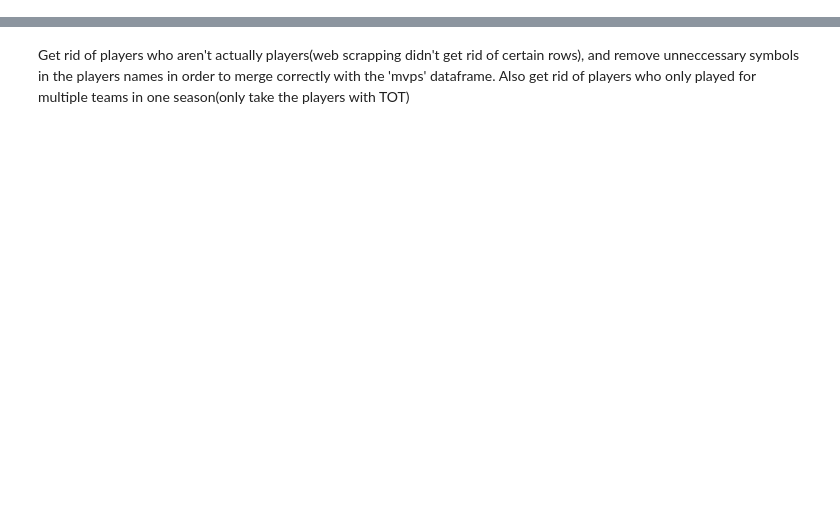
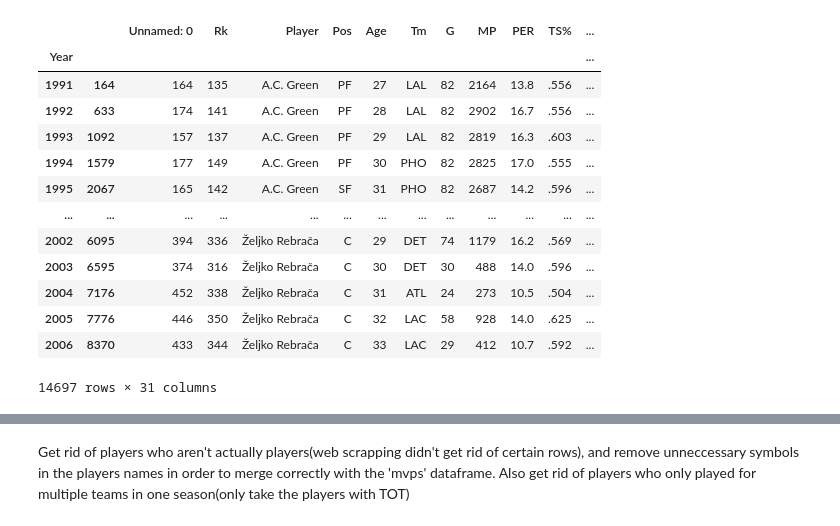
Before and after one commit to kev374k/Hardwood_Convergence, a Jupyter notebook: Data_Cleaning.ipynb, the cells around one changed output, grey strips where cells are left out. Cells and saved outputs as stored; diff of their text form; code cells hidden in the pictures; blank space fills up the shorter version.

```diff
--- a/Data_Cleaning.ipynb
+++ b/Data_Cleaning.ipynb
@@ -36,0 +71,17 @@ KeyError: 'Rk'
+# %%
+advanced_stats
+# %% [output]
+|  |  | Unnamed: 0 | Rk | Player | Pos | Age | Tm | G | MP | PER | TS% | ... |
+| Year |  |  |  |  |  |  |  |  |  |  |  | ... |
+| 1991 | 164 | 164 | 135 | A.C. Green | PF | 27 | LAL | 82 | 2164 | 13.8 | .556 | ... |
+| 1992 | 633 | 174 | 141 | A.C. Green | PF | 28 | LAL | 82 | 2902 | 16.7 | .556 | ... |
+| 1993 | 1092 | 157 | 137 | A.C. Green | PF | 29 | LAL | 82 | 2819 | 16.3 | .603 | ... |
+| 1994 | 1579 | 177 | 149 | A.C. Green | PF | 30 | PHO | 82 | 2825 | 17.0 | .555 | ... |
+| 1995 | 2067 | 165 | 142 | A.C. Green | SF | 31 | PHO | 82 | 2687 | 14.2 | .596 | ... |
+| ... | ... | ... | ... | ... | ... | ... | ... | ... | ... | ... | ... | ... |
+| 2002 | 6095 | 394 | 336 | Željko Rebrača | C | 29 | DET | 74 | 1179 | 16.2 | .569 | ... |
+| 2003 | 6595 | 374 | 316 | Željko Rebrača | C | 30 | DET | 30 | 488 | 14.0 | .596 | ... |
+| 2004 | 7176 | 452 | 338 | Željko Rebrača | C | 31 | ATL | 24 | 273 | 10.5 | .504 | ... |
+| 2005 | 7776 | 446 | 350 | Željko Rebrača | C | 32 | LAC | 58 | 928 | 14.0 | .625 | ... |
+| 2006 | 8370 | 433 | 344 | Željko Rebrača | C | 33 | LAC | 29 | 412 | 10.7 | .592 | ... |
+14697 rows × 31 columns
```
Also changed, not shown: parts of 62 cells of this notebook, 26 other files.
